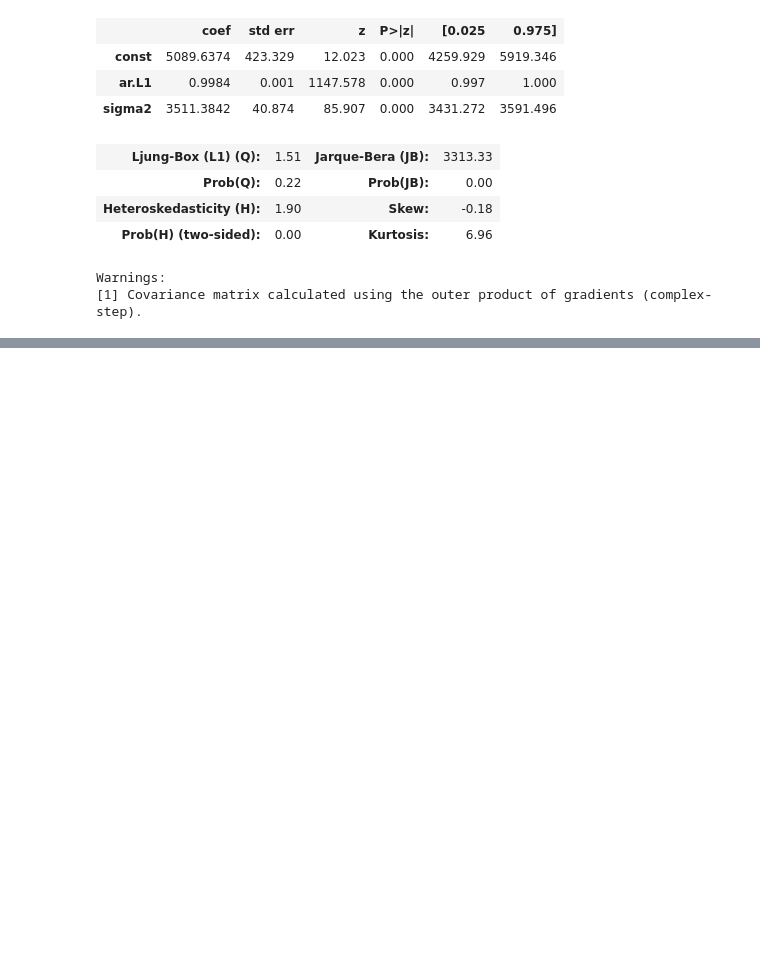
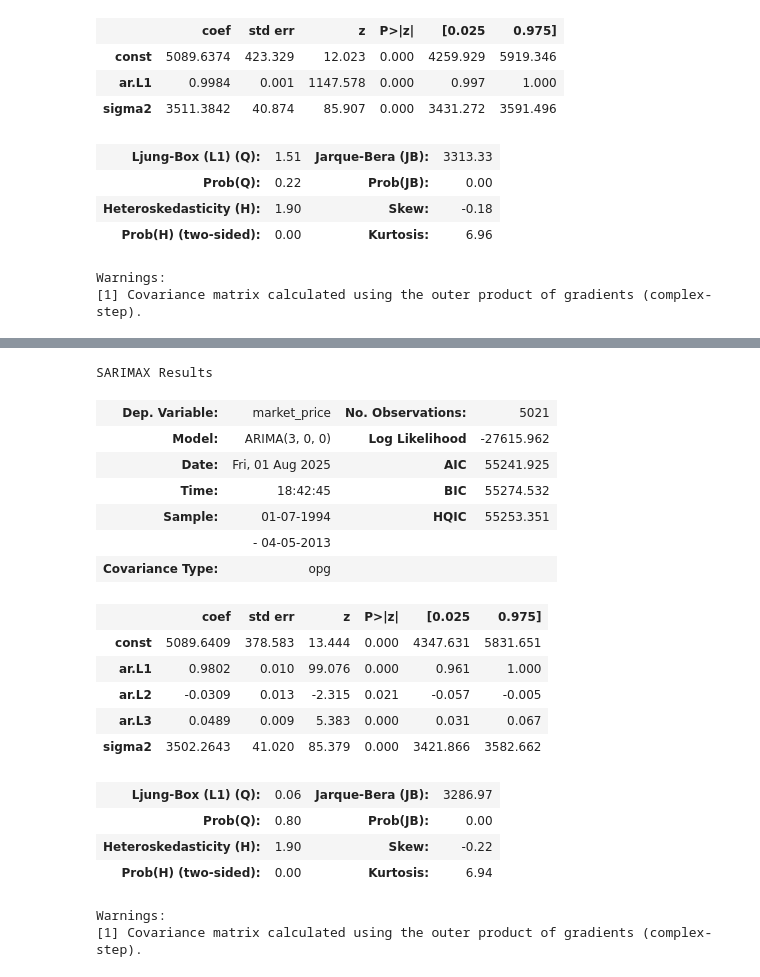
Before and after one commit to mkolade/time-series, a Jupyter notebook: 4th-TheArModel.ipynb, the cells around one changed output, grey strips where cells are left out. Drawn from its saved outputs; the diff is of its cells as text; code cells hidden in the pictures; blank space fills up the shorter version.

```diff
--- a/4th-TheArModel.ipynb
+++ b/4th-TheArModel.ipynb
@@ -82,0 +115,23 @@ Warnings:
+# %%
+result_ar_3.summary()
+# %% [output]
+SARIMAX Results
+| Dep. Variable: | market_price | No. Observations: | 5021 |
+| Model: | ARIMA(3, 0, 0) | Log Likelihood | -27615.962 |
+| Date: | Fri, 01 Aug 2025 | AIC | 55241.925 |
+| Time: | 18:42:45 | BIC | 55274.532 |
+| Sample: | 01-07-1994 | HQIC | 55253.351 |
+|  | - 04-05-2013 |  |  |
+| Covariance Type: | opg |  |  |
+|  | coef | std err | z | P>|z| | [0.025 | 0.975] |
+| const | 5089.6409 | 378.583 | 13.444 | 0.000 | 4347.631 | 5831.651 |
+| ar.L1 | 0.9802 | 0.010 | 99.076 | 0.000 | 0.961 | 1.000 |
+| ar.L2 | -0.0309 | 0.013 | -2.315 | 0.021 | -0.057 | -0.005 |
+| ar.L3 | 0.0489 | 0.009 | 5.383 | 0.000 | 0.031 | 0.067 |
+| sigma2 | 3502.2643 | 41.020 | 85.379 | 0.000 | 3421.866 | 3582.662 |
+| Ljung-Box (L1) (Q): | 0.06 | Jarque-Bera (JB): | 3286.97 |
+| Prob(Q): | 0.80 | Prob(JB): | 0.00 |
+| Heteroskedasticity (H): | 1.90 | Skew: | -0.22 |
+| Prob(H) (two-sided): | 0.00 | Kurtosis: | 6.94 |
+Warnings:
+[1] Covariance matrix calculated using the outer product of gradients (complex-step).
```
Also changed, not shown: parts of 5 cells of this notebook.
